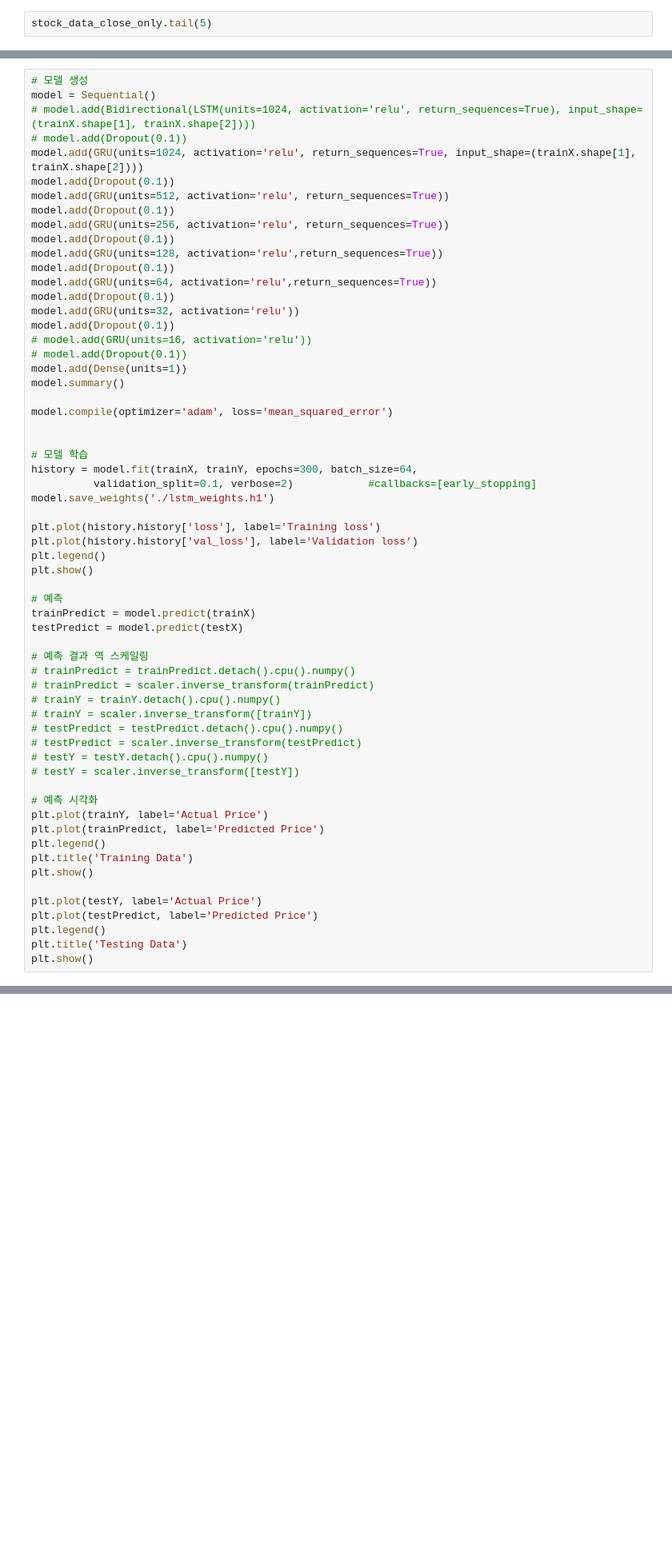
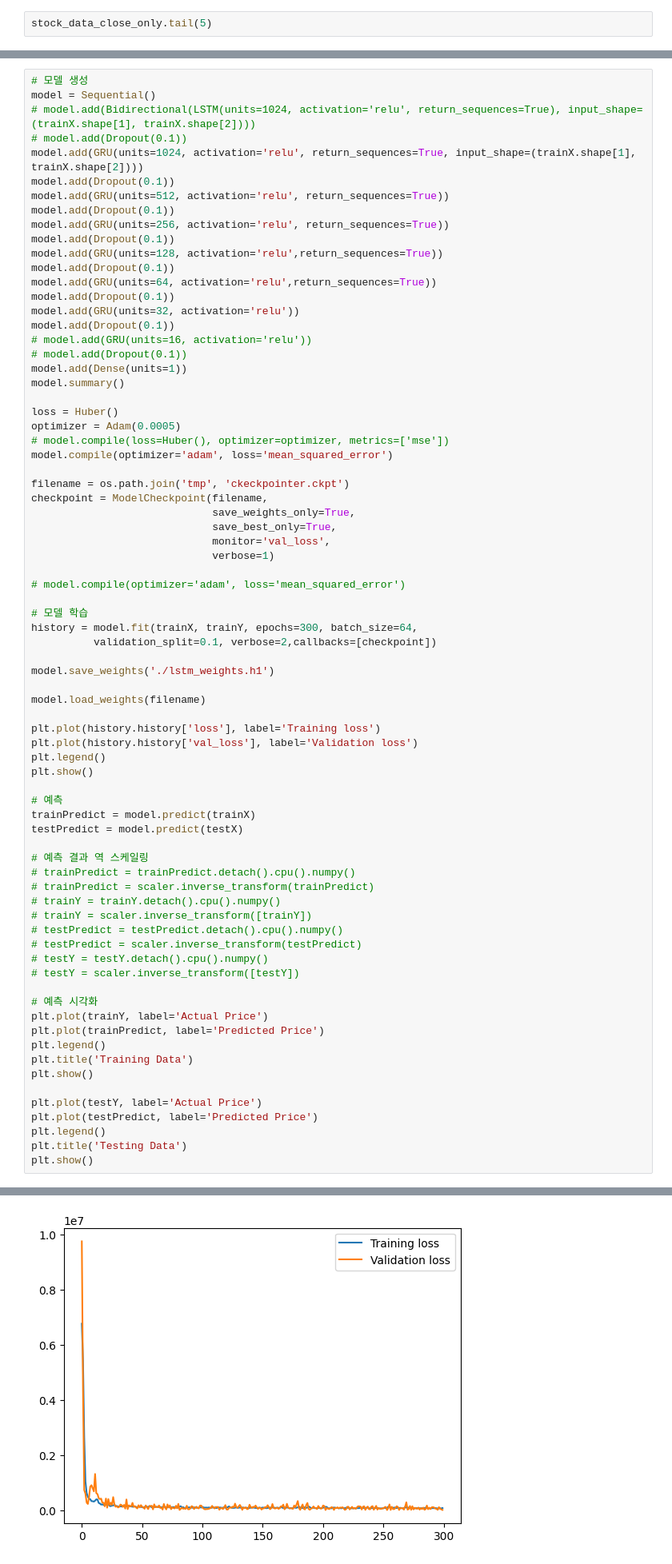
Before and after one commit to Gayeon6423/-AI-, a Jupyter notebook: LSTM.ipynb, the cells around one changed output, grey strips where cells are left out. Shown at 80% size. Drawn from its saved outputs; the diff is of its cells as text; blank space fills up the shorter version.

```diff
--- a/LSTM.ipynb
+++ b/LSTM.ipynb
@@ -123,13 +142,27 @@ model.add(Dropout(0.1))
 model.add(Dense(units=1))
 model.summary()
 
+loss = Huber()
+optimizer = Adam(0.0005)
+# model.compile(loss=Huber(), optimizer=optimizer, metrics=['mse'])
 model.compile(optimizer='adam', loss='mean_squared_error')
 
+filename = os.path.join('tmp', 'ckeckpointer.ckpt')
+checkpoint = ModelCheckpoint(filename,
+                             save_weights_only=True,
+                             save_best_only=True,
+                             monitor='val_loss',
+                             verbose=1)
+
+# model.compile(optimizer='adam', loss='mean_squared_error')
 
 # 모델 학습
 history = model.fit(trainX, trainY, epochs=300, batch_size=64,
-          validation_split=0.1, verbose=2)            #callbacks=[early_stopping]
+          validation_split=0.1, verbose=2,callbacks=[checkpoint])
+
 model.save_weights('./lstm_weights.h1')
+
+model.load_weights(filename)
 
 plt.plot(history.history['loss'], label='Training loss')
 plt.plot(history.history['val_loss'], label='Validation loss')
@@ -162,3 +195,4 @@ plt.plot(testPredict, label='Predicted Price')
 plt.legend()
 plt.title('Testing Data')
 plt.show()
+# %% [output]
@@ -164,0 +216 @@ plt.show()
+[figure, added]
```
Also changed, not shown: parts of 8 cells of this notebook.
